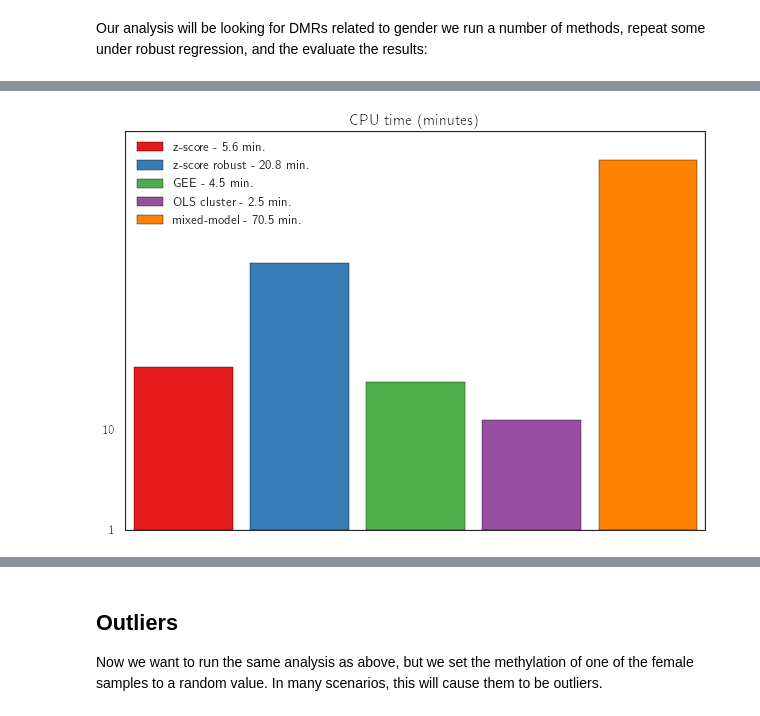
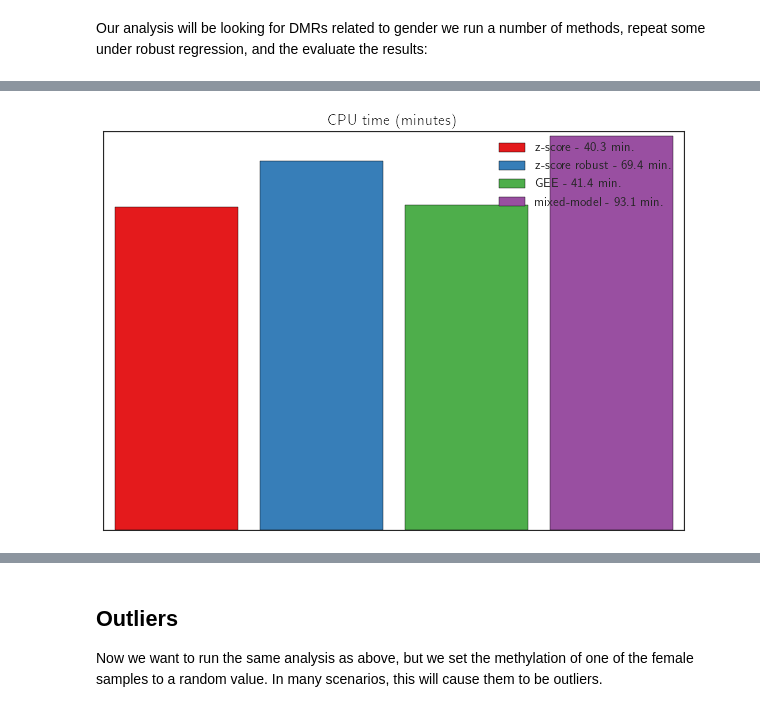
Before and after one commit to brentp/crystal, a Jupyter notebook: notebooks/crystal-methods-evaluation.ipynb, the cells around one changed output, grey strips where cells are left out. Cells and saved outputs as stored; diff of their text form; code cells hidden in the pictures.

```diff
--- a/notebooks/crystal-methods-evaluation.ipynb
+++ b/notebooks/crystal-methods-evaluation.ipynb
@@ -57,8 +39,8 @@ covs.shape
 Our input data is a methylation matrix (rows of probes and columns of samples). Here, we have encoded the position into the row names, but you can also add these on the fly as you stream over the data.
 # %%
 # a function to restart the cluster generation each time.
-def get_cluster_iter(samples, min_len=3):
-    return (c for c in mclust(feature_gen(methylation_file, samples),
+def get_cluster_iter(samples, fmeth, min_len=3, logit=True):
+    return (c for c in mclust(feature_gen(fmeth, samples, logit=logit),
                               max_dist=300, max_skip=0) if len(c) >= min_len)
 # %% [markdown]
 Mclust returns an iterator of clusters given an iterator of features. The clusters are have correlated methylation. The clustering is done without knowing the study design so it is unbiased.
@@ -142,0 +79,12 @@ mixed_model_cluster {}
+# %%
+region_fh = open('c-m-e.regions.bed', 'w')
+
+cluster_fh = open('c-m-e.sim-meth.txt', 'w')
+cluster_fh.write("\t".join(['probe'] + list(covs['id'])) + "\n")
+
+for cluster in crystal.simulate.simulate_regions(clusters, region_fh, class_order=list(covs['gender']), seed=21):
+    crystal.utils.write_cluster(cluster, cluster_fh)
+cluster_fh.flush()
+# %%
+# now read in the created clusters:
+sim_clusters = list(get_cluster_iter(covs.index, cluster_fh.name, 1, logit=False))
@@ -142,0 +97,21 @@ mixed_model_cluster {}
+# %%
+from crystal import Independence
+np.random.seed(42)
+
+formula_base = "methylation ~ age + gender"
+formula_cpg = formula_base + " + CpG"
+
+coef = 'gender'
+
+labels = ["z-score", "z-score robust", "GEE", "mixed-model"]
+
+modeled = [list(crystal.model_clusters(sim_clusters, covs, formula, coef, fn, pool=pool, **kwargs))
+             for fn, formula, kwargs in [
+                  (crystal.zscore_cluster, formula_base, {}),
+                  (crystal.zscore_cluster, formula_base, dict(robust=True)),
+                  (crystal.gee_cluster, formula_cpg, {}),
+                  #(crystal.gee_cluster, formula_cpg, dict(cov_struct=Independence())),
+                  #(crystal.ols_cluster_robust, formula_cpg, {}),
+                  (crystal.mixed_model_cluster, formula_cpg, {})
+
+           ]]
@@ -143,7 +132,6 @@ mixed_model_cluster {}
 # %%
-from crystal.evaluate import plot_times, plot_alphas
-
+from crystal.evaluate import plot_times
 fig, ax = plt.subplots(1)
-plot_times(ax, results, colors)
+plot_times(ax, modeled, labels, colors)
 # %% [output]
-[figure, old version]
+[figure, new version]
```
Also changed, not shown: parts of 27 cells of this notebook, 1 other file.
